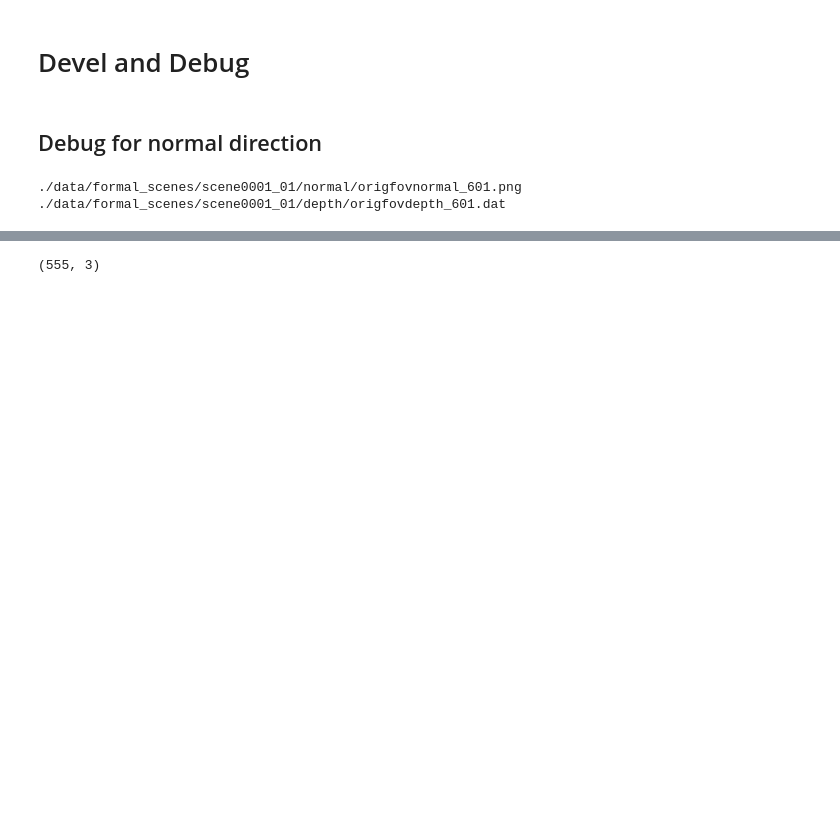
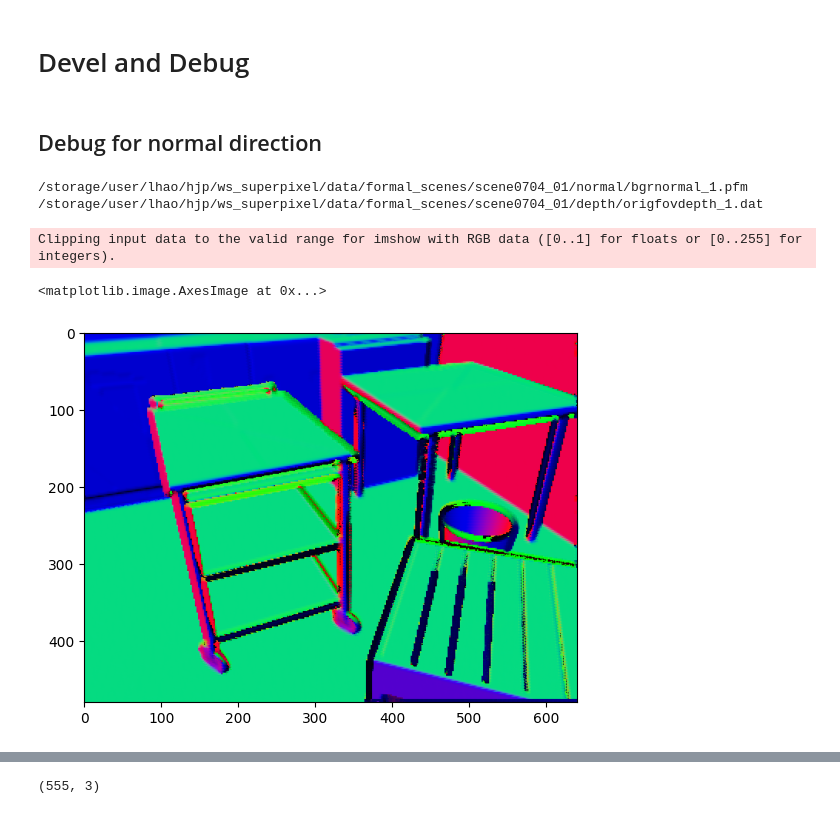
Before and after one commit to Dawnborn/Superpixel, a Jupyter notebook: superpixel.ipynb, the cells around one changed output, grey strips where cells are left out. Cells and saved outputs as stored; diff of their text form; code cells hidden in the pictures; blank space fills up the shorter version.

```diff
--- a/superpixel.ipynb
+++ b/superpixel.ipynb
@@ -529,13 +622,25 @@ o3d.visualization.draw_geometries([pt_lookats,pt_origins,pt_cams,frame],point_sh
 ## Debug for normal direction
 # %%
 # single frame checking
+normal_path = "/storage/user/lhao/hjp/ws_superpixel/data/formal_scenes/scene0704_01/normal/bgrnormal_1.pfm"
+depth_path = "/storage/user/lhao/hjp/ws_superpixel/data/formal_scenes/scene0704_01/depth/origfovdepth_1.dat"
+
+depth_scale = 1  # ??????????
+# intrinsic = [577.591, 578.73, 318.905, 242.684] # !!!!!!!!!!!!!!!!!!!!!!!!!!!!!!!!!!!!
+# intrinsic = [222.22, 222.22, 160, 120]
+intrinsic = [577.8705679012345,577.8705679012345,320,240]
+
+lift = 0.005 #!!!!!!
 
 R_c2w = np.eye(3,3)
 t_c2w = np.array([0,0,0])
 
-normals_c_oneView = plt.imread(normal_path)
+normals_c_oneView = cv2.imread(normal_path, cv2.IMREAD_UNCHANGED)
+normals_c_oneView = 2*normals_c_oneView-1
+# normals_c_oneView = plt.imread(normal_path)
 print(normal_path)
 
+# depth_all = cv2.imread(depth_path, cv2.IMREAD_UNCHANGED)
 depth_all = read_depthdata(depth_path)
 print(depth_path)
 
@@ -543,29 +648,35 @@ lift = 0.005
 
 # origin_in_world_oneView = gen_local_map_in_world2(depth_all, intrinsic, depth_scale, R_c2w, t_c2w, super_pix_centers, lift=0, normal_img=normals_c_oneView)
 
-origin_in_world_oneView = convert_depth_to_pcl(depth_all,intrinsic,depth_scale,R_c2w,t_c2w,super_pix_centers=super_pix_centers, lift_depth=lift)
+origin_in_world_oneView = convert_depth_to_pcl_normal(depth_all,intrinsic,depth_scale,R_c2w,t_c2w,super_pix_centers=None, lift=lift, normal_image=None)
 
 # lookat_in_world_oneView =  gen_local_map_in_world2(depth_all, intrinsic, depth_scale, R_c2w, t_c2w, super_pix_centers, lift=2*lift, normal_img=normals_c_oneView)
 
-lookat_in_world_oneView = convert_depth_to_pcl(depth_all,intrinsic,depth_scale,R_c2w,t_c2w,super_pix_centers=super_pix_centers,lift_depth=3*lift)
+lookat_in_world_oneView = convert_depth_to_pcl_normal(depth_all,intrinsic,depth_scale,R_c2w,t_c2w,super_pix_centers=None,lift=3*lift, normal_image=None)
 
-pt_all = convert_depth_to_pcl(depth_all,intrinsic, depth_scale, R_c2w, t_c2w)
+# pt_all = convert_depth_to_pcl(depth_all,intrinsic, depth_scale, R_c2w, t_c2w)
 
 pt_origins = o3d.geometry.PointCloud()
 pt_origins.points = o3d.utility.Vector3dVector(origin_in_world_oneView)
+normals = normals_c_oneView[:,:,[2,1,0]]
+# normals[:,:,0] = -normals[:,:,0]
+normals[:,:,1] = -normals[:,:,1]
+normals[:,:,2] = -normals[:,:,2]
+
+pt_origins.normals = o3d.utility.Vector3dVector(normals.reshape(480*640,3))
 pt_origins.paint_uniform_color(np.array([1,0,0]))
 
 pt_lookats = o3d.geometry.PointCloud()
 pt_lookats.points = o3d.utility.Vector3dVector(lookat_in_world_oneView)
 pt_lookats.paint_uniform_color(np.array([0,1,0]))
 
-pt_cams = o3d.geometry.PointCloud()
-pt_cams.points = o3d.utility.Vector3dVector(poses[list(range(img_start,img_end,img_step)),4:7])
-pt_cams.paint_uniform_color(np.array([0,0,1]))
+# pt_cams = o3d.geometry.PointCloud()
+# pt_cams.points = o3d.utility.Vector3dVector(poses[list(range(img_start,img_end,img_step)),4:7])
+# pt_cams.paint_uniform_color(np.array([0,0,1]))
 
 frame = o3d.geometry.TriangleMesh.create_coordinate_frame()
 
-o3d.visualization.draw_geometries([pt_lookats,pt_origins, pt_cams,frame],point_show_normal=True)
+o3d.visualization.draw_geometries([pt_origins,frame],point_show_normal=True)
 # %% [output]
-./data/formal_scenes/scene0001_01/normal/origfovnormal_601.png
-./data/formal_scenes/scene0001_01/depth/origfovdepth_601.dat
+/storage/user/lhao/hjp/ws_superpixel/data/formal_scenes/scene0704_01/normal/bgrnormal_1.pfm
+/storage/user/lhao/hjp/ws_superpixel/data/formal_scenes/scene0704_01/depth/origfovdepth_1.dat
@@ -571,0 +687,11 @@ o3d.visualization.draw_geometries([pt_lookats,pt_origins, pt_cams,frame],point_s
+# %%
+leinormal_path = "/storage/user/lhao/hjp/ws_superpixel/data/leiNormal.pfm"
+leinormal = cv2.imread(leinormal_path, cv2.IMREAD_UNCHANGED)
+orgnormal_path = "/storage/user/lhao/hjp/ws_superpixel/data/formal_scenes/scene0704_01/normal/bgrnormal_1.pfm"
+orgnormal = cv2.imread(orgnormal_path, cv2.IMREAD_UNCHANGED)
+# %%
+plt.imshow(leinormal[:,:,[2,1,0]])
+# %% [output]
+Clipping input data to the valid range for imshow with RGB data ([0..1] for floats or [0..255] for integers).
+<matplotlib.image.AxesImage at 0x...>
+[figure, added]
```
Also changed, not shown: parts of 22 cells of this notebook.
